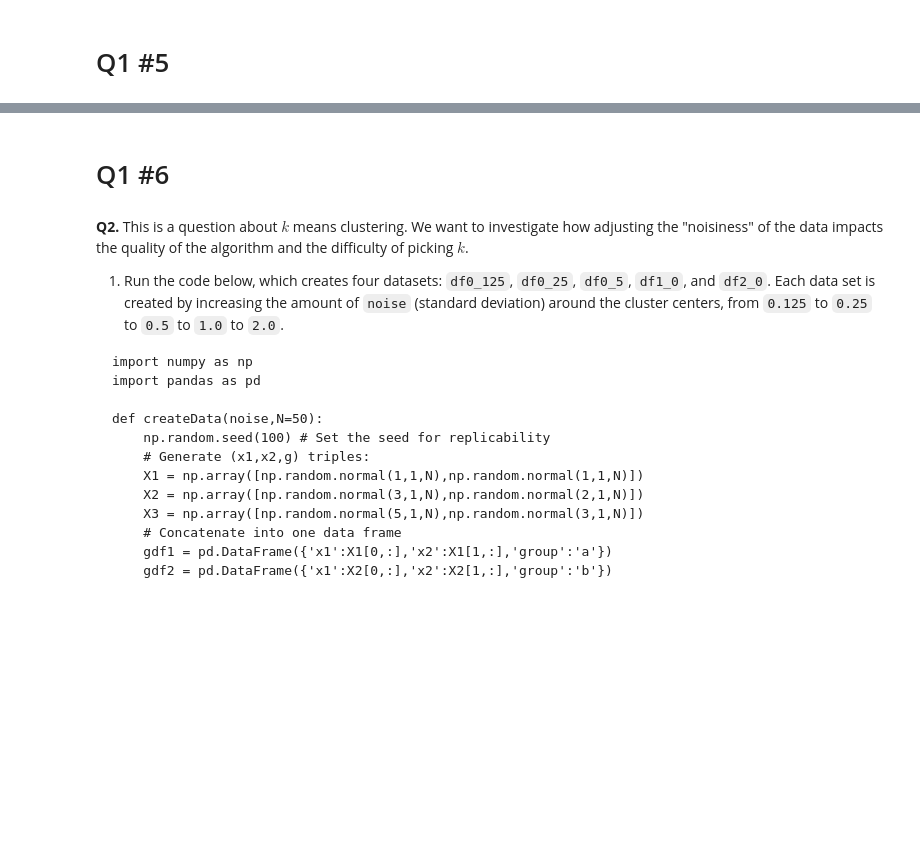
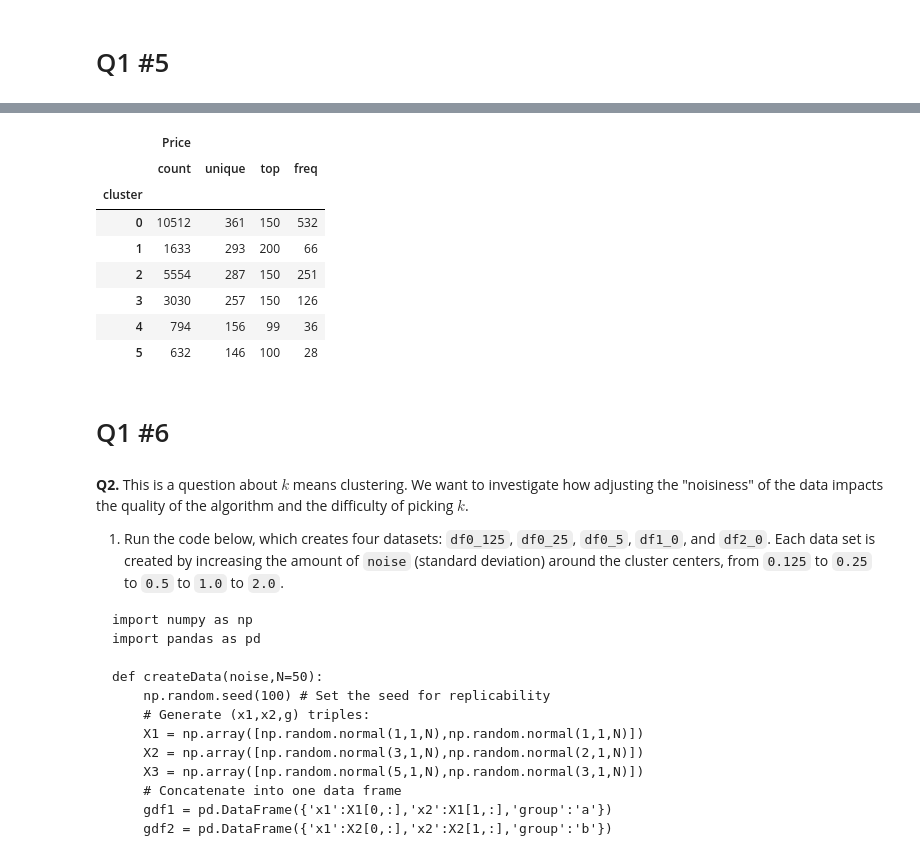
Before and after one commit to Catherine-Nguyen88/kmc, a Jupyter notebook: assignment_kmc.ipynb, the cells around one changed output, grey strips where cells are left out. Saved outputs shown, nothing was run; the diff lists cells and outputs as text; code cells hidden in the pictures; blank space fills up the shorter version.

```diff
--- a/assignment_kmc.ipynb
+++ b/assignment_kmc.ipynb
@@ -151,5 +188,17 @@ X = X.apply(maxmin)
 # %%
 # Use .groupby and .describe to compute the average price for each cluster. Which clusters have the highest rental prices?
+df['cluster'] = model.labels_
+df.loc[:,['Price','cluster']].groupby('cluster').describe()
+# %% [output]
+|  | Price |  |  |  |
+|  | count | unique | top | freq |
+| cluster |  |  |  |  |
+| 0 | 10512 | 361 | 150 | 532 |
+| 1 | 1633 | 293 | 200 | 66 |
+| 2 | 5554 | 287 | 150 | 251 |
+| 3 | 3030 | 257 | 150 | 126 |
+| 4 | 794 | 156 | 99 | 36 |
+| 5 | 632 | 146 | 100 | 28 |
 # %% [markdown]
 # Q1 #6
 # %%
```
Also changed, not shown: parts of 13 cells of this notebook.
